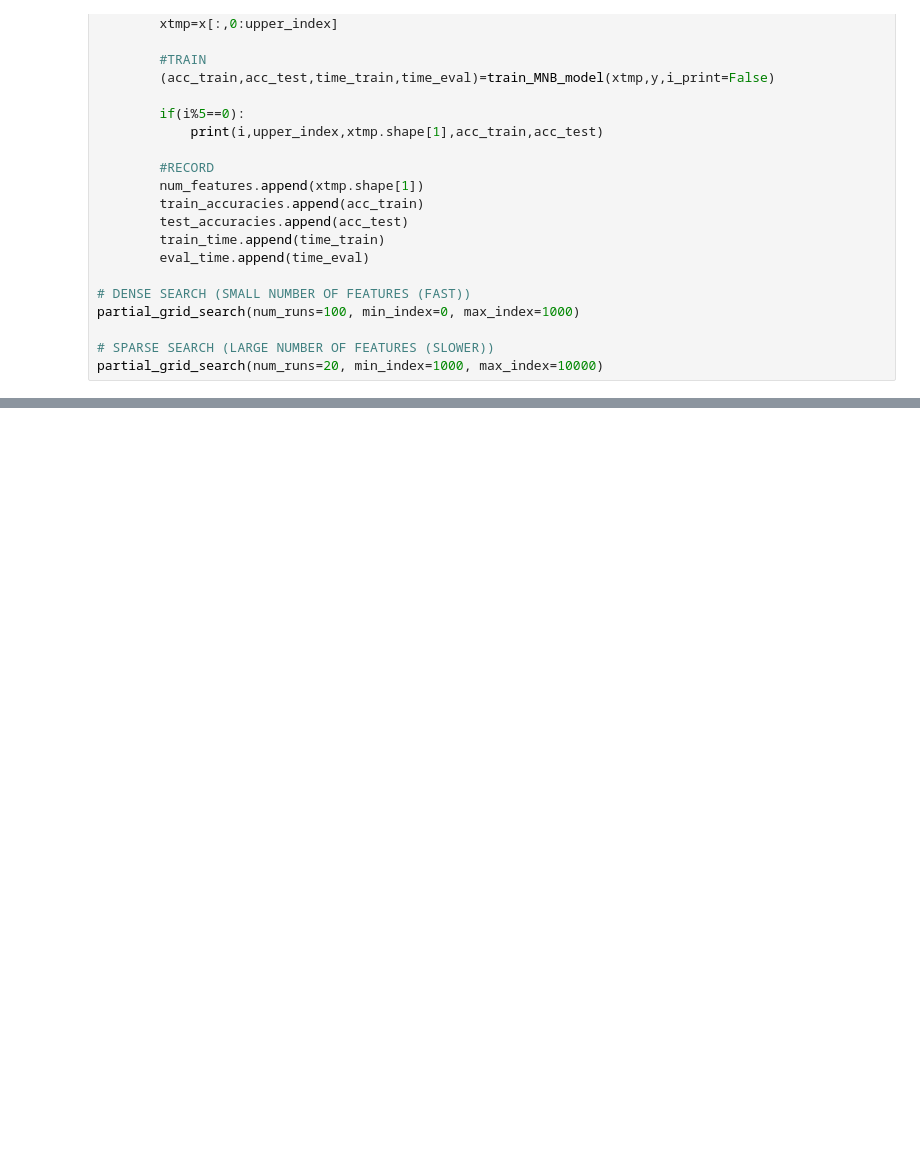
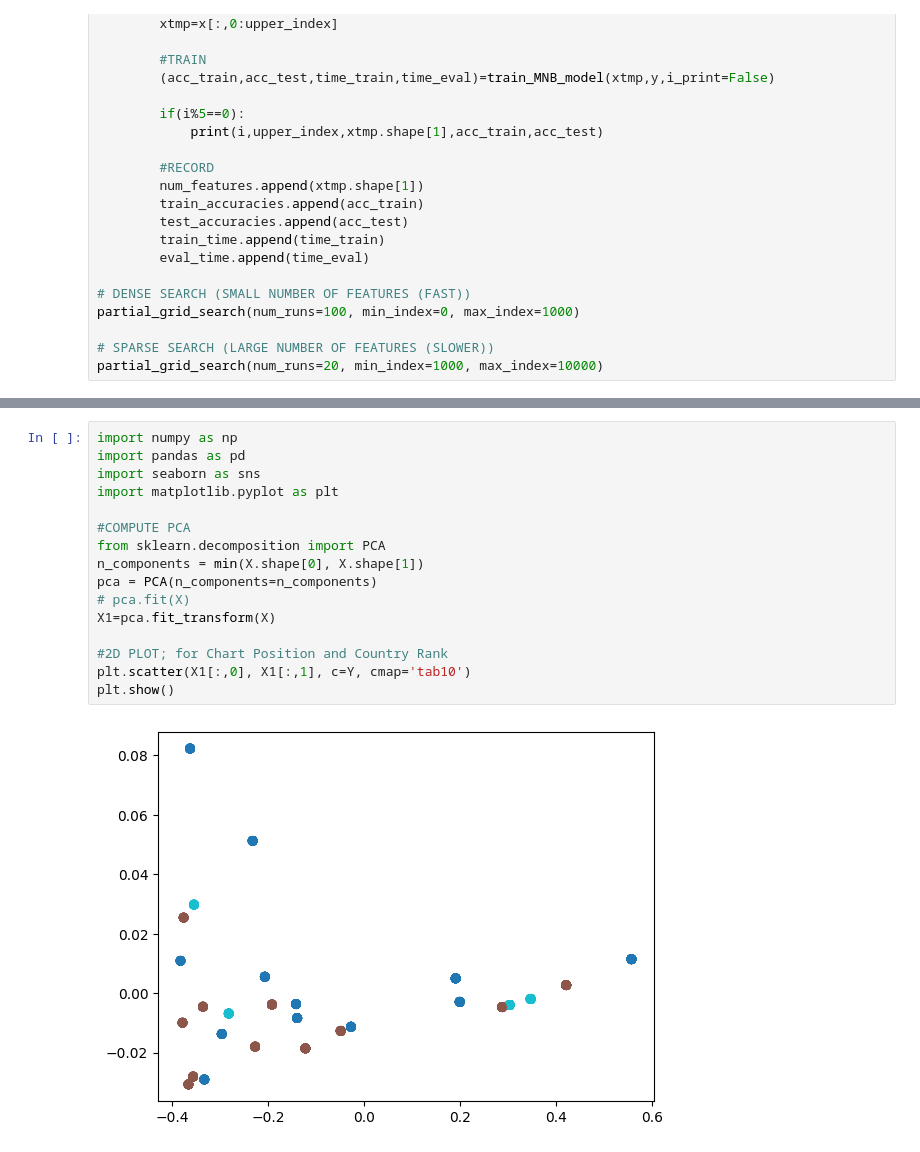
Before and after one commit to anly501/dsan-5000-project-aou27, a Jupyter notebook: websitebackupcode/PyAlgorithmsBackup.ipynb, the cells around one changed output, grey strips where cells are left out. Saved outputs shown, nothing was run; the diff lists cells and outputs as text; blank space fills up the shorter version.

```diff
--- a/websitebackupcode/PyAlgorithmsBackup.ipynb
+++ b/websitebackupcode/PyAlgorithmsBackup.ipynb
@@ -234,0 +301,18 @@ plot_results(output_dir+"/partial_grid_search")
+# %%
+import numpy as np
+import pandas as pd
+import seaborn as sns
+import matplotlib.pyplot as plt
+
+#COMPUTE PCA
+from sklearn.decomposition import PCA
+n_components = min(X.shape[0], X.shape[1])
+pca = PCA(n_components=n_components)
+# pca.fit(X)
+X1=pca.fit_transform(X)
+
+#2D PLOT; for Chart Position and Country Rank
+plt.scatter(X1[:,0], X1[:,1], c=Y, cmap='tab10')
+plt.show()
+# %% [output]
+[figure, added]
```
Also changed, not shown: parts of 21 cells of this notebook, 10 other files.
